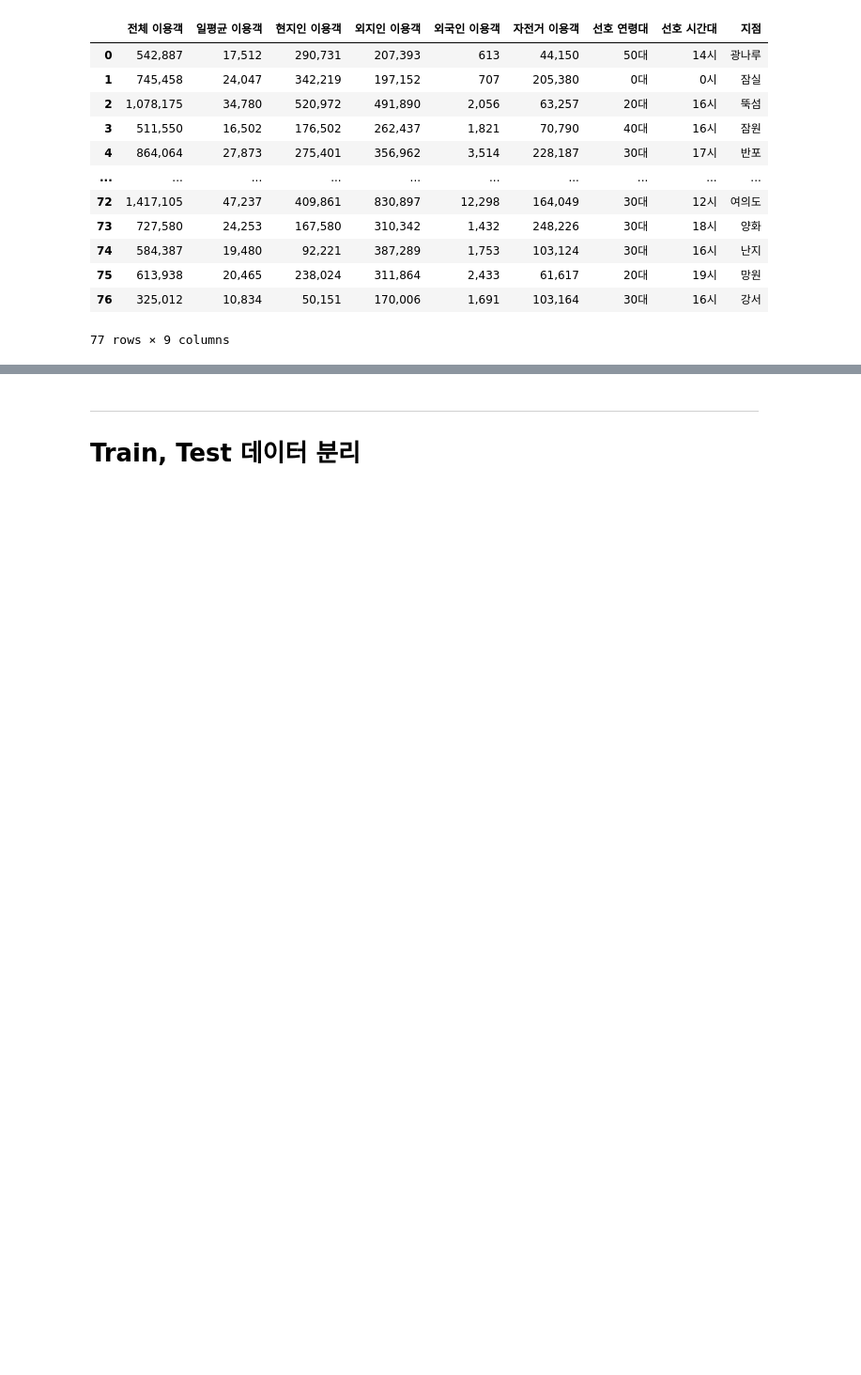
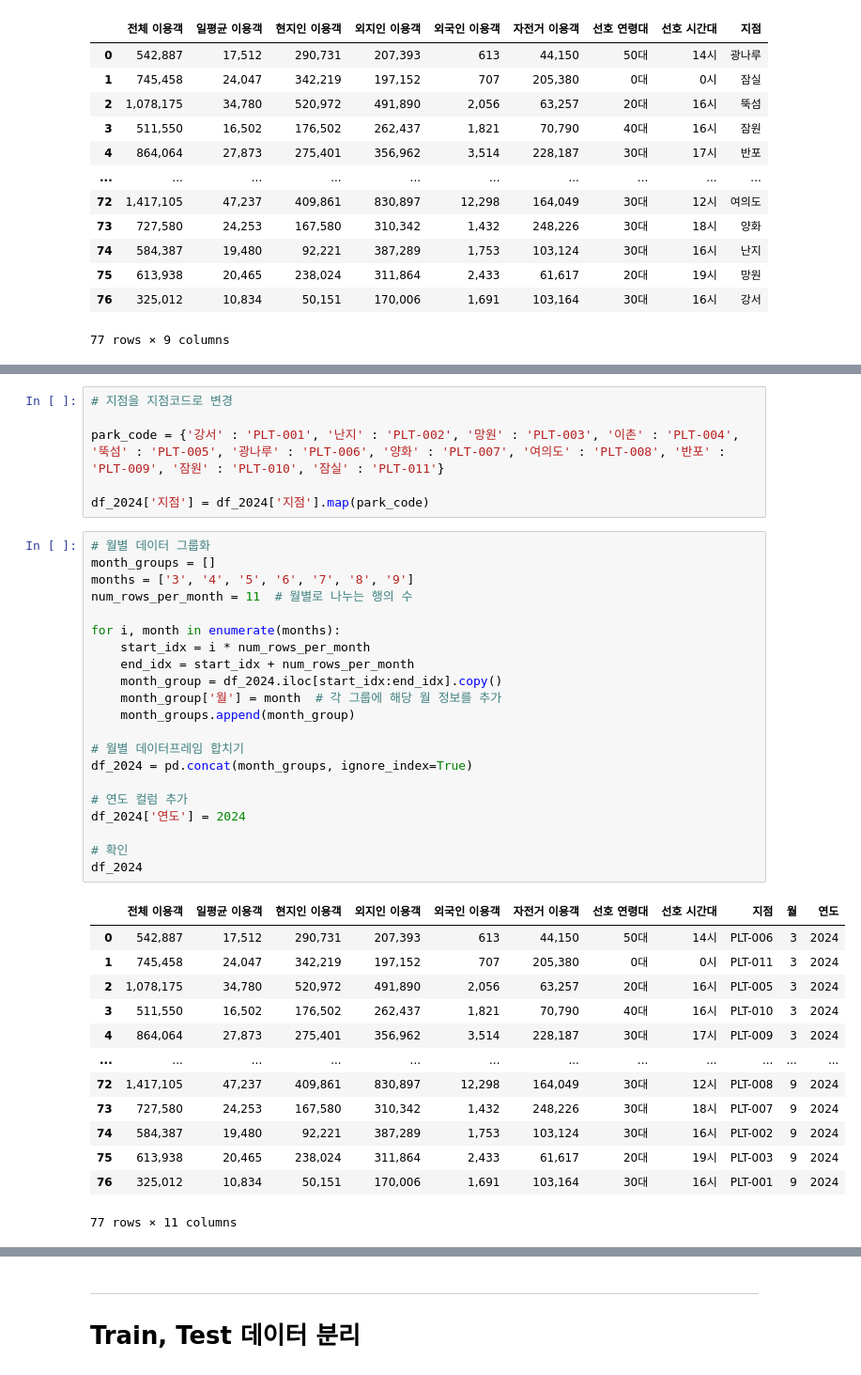
Before and after one commit to terryhyuk/HanGang_Mate, a Jupyter notebook: Python/DataAnalysis/MachineLearning.ipynb, the cells around one changed output, grey strips where cells are left out. Shown at 94% size. Cells and saved outputs as stored; diff of their text form; blank space fills up the shorter version.

```diff
--- a/Python/DataAnalysis/MachineLearning.ipynb
+++ b/Python/DataAnalysis/MachineLearning.ipynb
@@ -586,0 +625,41 @@ df_2024
+# %%
+# 지점을 지점코드로 변경
+
+park_code = {'강서' : 'PLT-001', '난지' : 'PLT-002', '망원' : 'PLT-003', '이촌' : 'PLT-004', '뚝섬' : 'PLT-005', '광나루' : 'PLT-006', '양화' : 'PLT-007', '여의도' : 'PLT-008', '반포' : 'PLT-009', '잠원' : 'PLT-010', '잠실' : 'PLT-011'}
+
+df_2024['지점'] = df_2024['지점'].map(park_code)
+# %%
+# 월별 데이터 그룹화
+month_groups = []
+months = ['3', '4', '5', '6', '7', '8', '9']
+num_rows_per_month = 11  # 월별로 나누는 행의 수
+
+for i, month in enumerate(months):
+    start_idx = i * num_rows_per_month
+    end_idx = start_idx + num_rows_per_month
+    month_group = df_2024.iloc[start_idx:end_idx].copy()
+    month_group['월'] = month  # 각 그룹에 해당 월 정보를 추가
+    month_groups.append(month_group)
+
+# 월별 데이터프레임 합치기
+df_2024 = pd.concat(month_groups, ignore_index=True)
+
+# 연도 컬럼 추가
+df_2024['연도'] = 2024
+
+# 확인
+df_2024
+# %% [output]
+|  | 전체 이용객 | 일평균 이용객 | 현지인 이용객 | 외지인 이용객 | 외국인 이용객 | 자전거 이용객 | 선호 연령대 | 선호 시간대 | 지점 | 월 | 연도 |
+| 0 | 542,887 | 17,512 | 290,731 | 207,393 | 613 | 44,150 | 50대 | 14시 | PLT-006 | 3 | 2024 |
+| 1 | 745,458 | 24,047 | 342,219 | 197,152 | 707 | 205,380 | 0대 | 0시 | PLT-011 | 3 | 2024 |
+| 2 | 1,078,175 | 34,780 | 520,972 | 491,890 | 2,056 | 63,257 | 20대 | 16시 | PLT-005 | 3 | 2024 |
+| 3 | 511,550 | 16,502 | 176,502 | 262,437 | 1,821 | 70,790 | 40대 | 16시 | PLT-010 | 3 | 2024 |
+| 4 | 864,064 | 27,873 | 275,401 | 356,962 | 3,514 | 228,187 | 30대 | 17시 | PLT-009 | 3 | 2024 |
+| ... | ... | ... | ... | ... | ... | ... | ... | ... | ... | ... | ... |
+| 72 | 1,417,105 | 47,237 | 409,861 | 830,897 | 12,298 | 164,049 | 30대 | 12시 | PLT-008 | 9 | 2024 |
+| 73 | 727,580 | 24,253 | 167,580 | 310,342 | 1,432 | 248,226 | 30대 | 18시 | PLT-007 | 9 | 2024 |
+| 74 | 584,387 | 19,480 | 92,221 | 387,289 | 1,753 | 103,124 | 30대 | 16시 | PLT-002 | 9 | 2024 |
+| 75 | 613,938 | 20,465 | 238,024 | 311,864 | 2,433 | 61,617 | 20대 | 19시 | PLT-003 | 9 | 2024 |
+| 76 | 325,012 | 10,834 | 50,151 | 170,006 | 1,691 | 103,164 | 30대 | 16시 | PLT-001 | 9 | 2024 |
+77 rows × 11 columns
```
Also changed, not shown: parts of 32 cells of this notebook, 1 other file.
